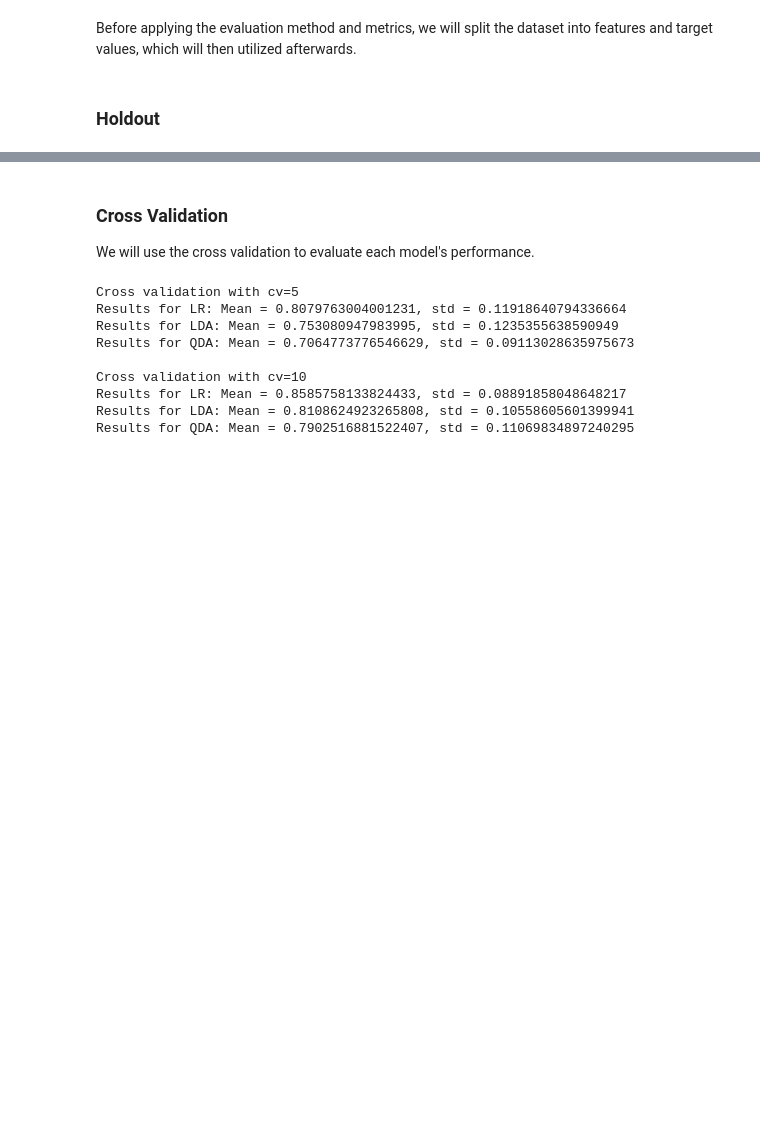
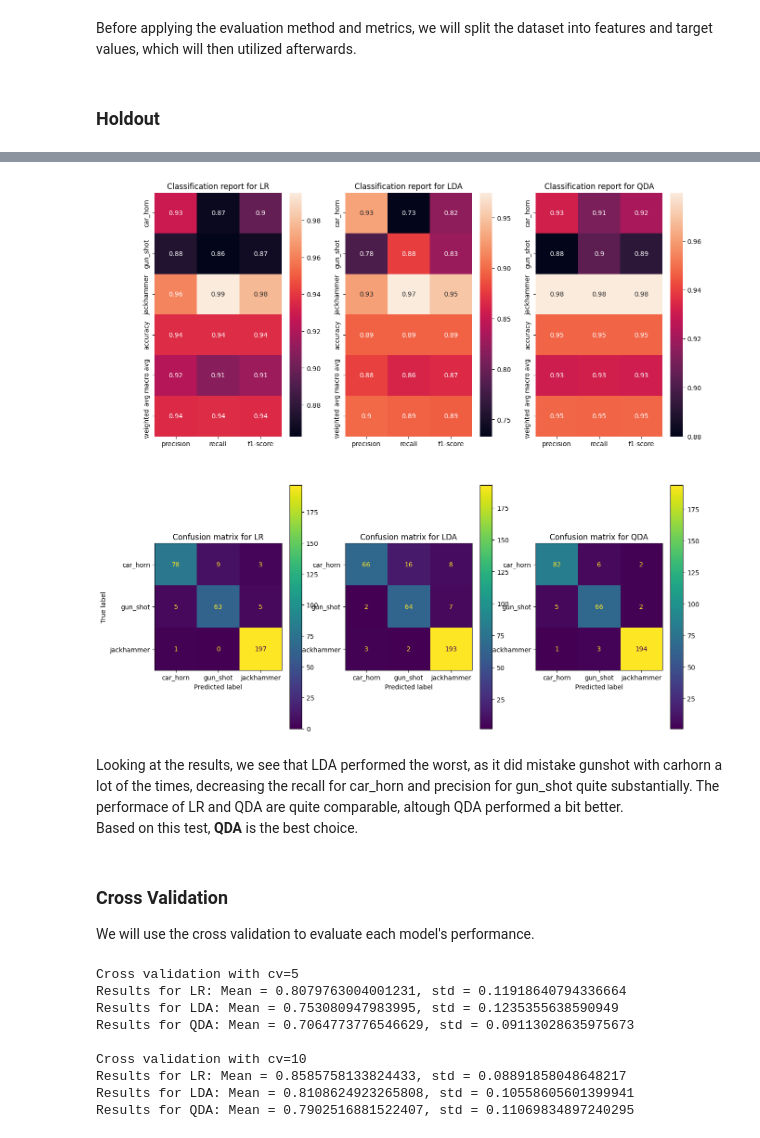
Before and after one commit to qettera/Machine-Learning-Overview, a Jupyter notebook: project.ipynb, the cells around one changed output, grey strips where cells are left out. Saved outputs shown, nothing was run; the diff lists cells and outputs as text; code cells hidden in the pictures; blank space fills up the shorter version.

```diff
--- a/project.ipynb
+++ b/project.ipynb
@@ -310,18 +310,3 @@ y = df['classe']
 # y_encoded = pd.get_dummies(y, dtype=int) # I don't know if this will be useful later, I am just saving this here for the time beign.
 # %% [markdown]
 ### Holdout
-# %%
-from sklearn.metrics import accuracy_score, confusion_matrix, classification_report
-
-# TODO make it also for LR and QDA and also, make it pretty! You can somehow print the confusion matrix in a very sexy way.
-# also make it compact, so that all the metrics can be seen at once for all the models and can be compared very easily.
-
-# What about the color graphs? (the classifier boundary)
-
-X_train, X_test, y_train, y_test = train_test_split(X, y, test_size=0.2, random_state=42)
-
-lda = LDA().fit(X_train,y_train)
-y_pred = lda.predict(X_test)
-print(accuracy_score(y_test, y_pred))
-print(confusion_matrix(y_test, y_pred))
-print(classification_report(y_test, y_pred))
@@ -342,3 +320,38 @@ weighted avg       0.90      0.89      0.89       361
+# %%
+from sklearn.metrics import confusion_matrix, ConfusionMatrixDisplay, classification_report
+
+# What about the color graphs? (the classifier boundary)
+
+X_train, X_test, y_train, y_test = train_test_split(X, y, test_size=0.2, random_state=42)
+models = {'LR':LogisticRegression(), 'LDA': LDA(), 'QDA': QDA()}
+
+
+f, axes = plt.subplots(2, 3, figsize=(15, 15))
+
+for idx, (name, model) in enumerate(models.items()):
+    col = idx
+
+    # Training the model
+    model = model.fit(X_train, y_train)
+    y_pred = model.predict(X_test)
+
+    # Creating the metrics
+    cm = confusion_matrix(y_test, y_pred, labels=model.classes_)
+    clf_report = classification_report(y_test, y_pred, output_dict=True)
+
+    # Plotting the metrics
+    sns.heatmap(pd.DataFrame(clf_report).iloc[:-1, :].T, annot=True, ax=axes[0][col])
+    axes[0][col].set_title(f'Classification report for {name}')
+
+    display = ConfusionMatrixDisplay(confusion_matrix=cm, display_labels=model.classes_)
+    display.plot(ax=axes[1][col]);
+    axes[1][col].set_title(f'Confusion matrix for {name}')
+# %% [output]
+[figure, added]
+# %% [markdown]
+Looking at the results, we see that LDA performed the worst, as it did mistake gunshot with carhorn a lot of the times, decreasing the recall for car_horn and precision for gun_shot quite substantially.
+The performace of LR and QDA are quite comparable, altough QDA performed a bit better.
+Based on this test, __QDA__ is the best choice.
 # %% [markdown]
 ### Cross Validation
 We will use the cross validation to evaluate each model's performance.
```
Also changed, not shown: parts of 4 cells of this notebook.
